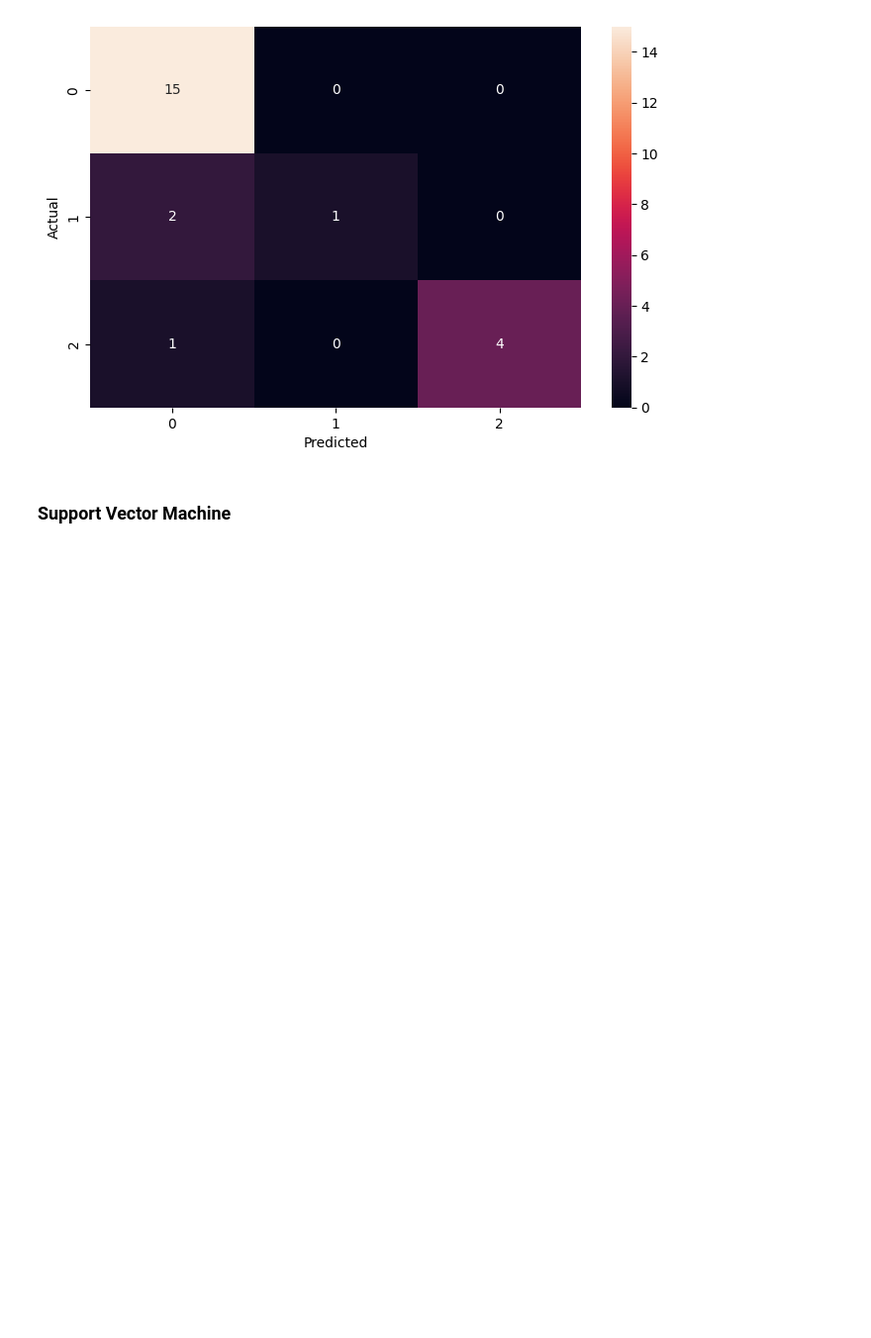
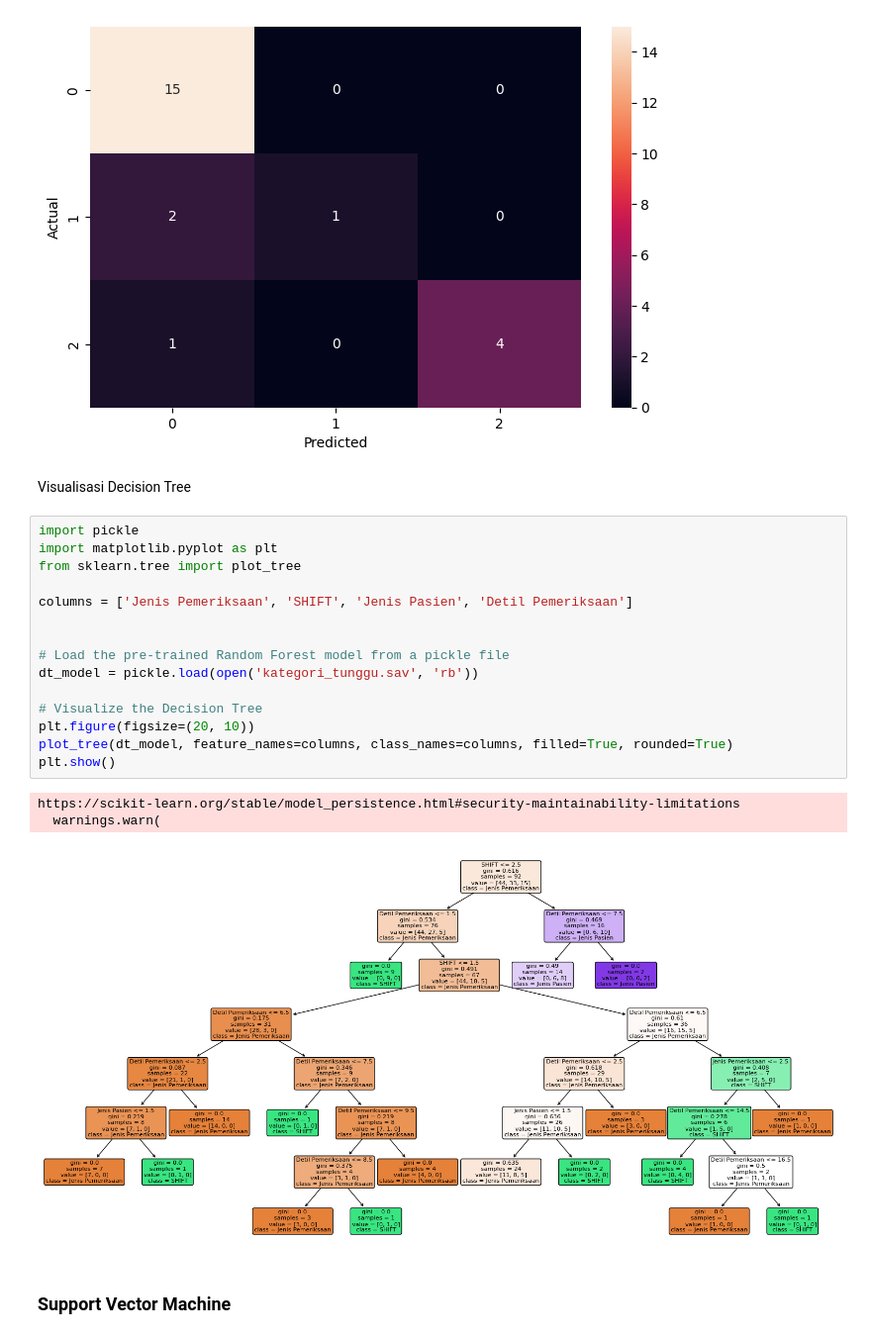
Before and after one commit to patgrace/AVD_WatingTime, a Jupyter notebook: Classification.ipynb, the cells around one changed output. Shown at 99% size. Saved outputs shown, nothing was run; the diff lists cells and outputs as text; blank space fills up the shorter version.

Commit message:
add decision tree visualization

```diff
--- a/Classification.ipynb
+++ b/Classification.ipynb
@@ -261,6 +261,27 @@ Confusion matrix for Decision Tree
  [ 2  1  0]
  [ 1  0  4]]
 [figure]
+# %% [markdown]
+Visualisasi Decision Tree
+# %%
+import pickle
+import matplotlib.pyplot as plt
+from sklearn.tree import plot_tree
+
+columns = ['Jenis Pemeriksaan', 'SHIFT', 'Jenis Pasien', 'Detil Pemeriksaan']
+
+
+# Load the pre-trained Random Forest model from a pickle file
+dt_model = pickle.load(open('kategori_tunggu.sav', 'rb'))
+
+# Visualize the Decision Tree
+plt.figure(figsize=(20, 10))
+plot_tree(dt_model, feature_names=columns, class_names=columns, filled=True, rounded=True)
+plt.show()
+# %% [output]
+https://scikit-learn.org/stable/model_persistence.html#security-maintainability-limitations
+  warnings.warn(
+[figure, added]
 # %% [markdown]
 ### Support Vector Machine
 # %%
```
